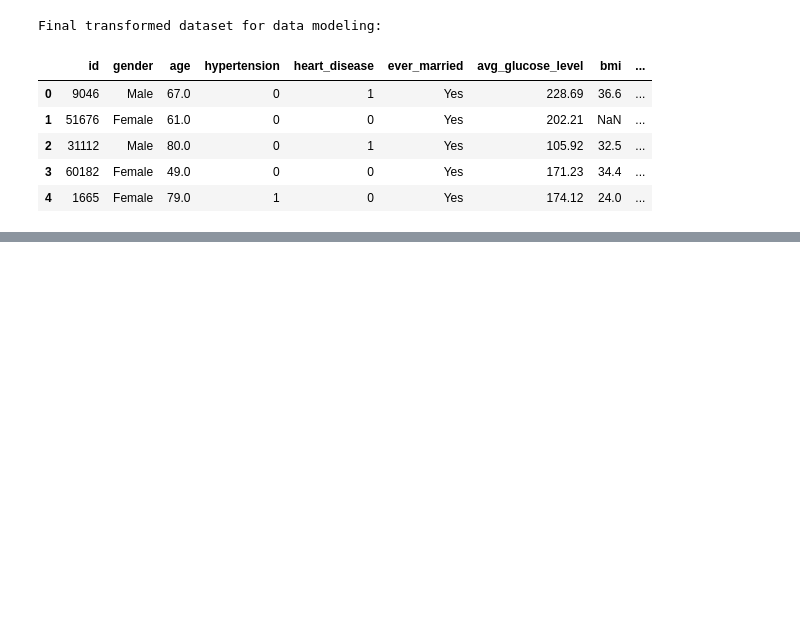
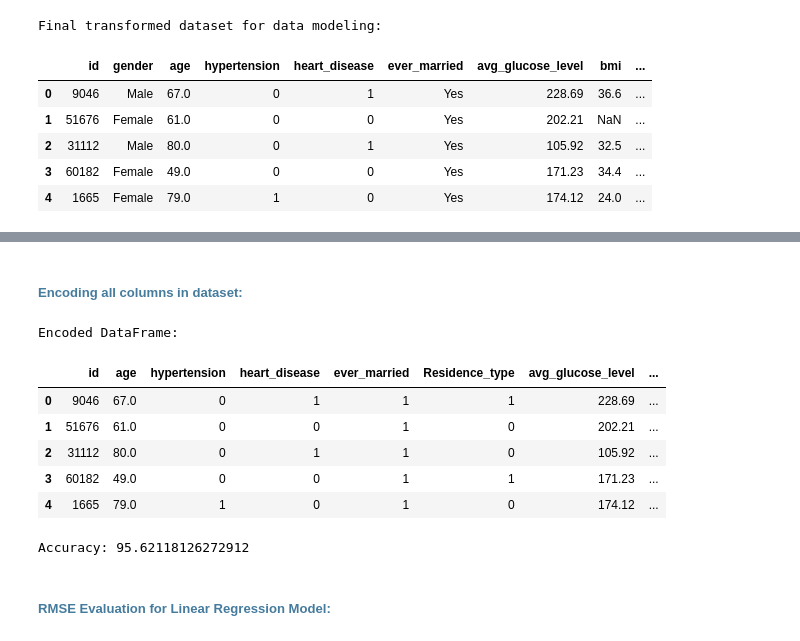
Before and after one commit to Athira-Viju/Stroke_Patient_Healthcare_Using_DeepLearning, a Jupyter notebook: Stroke_Patient_Healthcare_Using_Deep Learning.ipynb, the cells around one changed output, grey strips where cells are left out. Saved outputs shown, nothing was run; the diff lists cells and outputs as text; code cells hidden in the pictures; blank space fills up the shorter version.

```diff
--- a/Stroke_Patient_Healthcare_Using_Deep Learning.ipynb
+++ b/Stroke_Patient_Healthcare_Using_Deep Learning.ipynb
@@ -533,0 +615,77 @@ Final transformed dataset for data modeling:
+# %% [markdown]
+<h5><span style="color: #457b9d;">Encoding all columns in dataset:</span></h5>
+# %%
+for column in df.columns:
+    # Check if column is categorical
+    if df[column].dtype == 'object':
+        # If it has only two unique values, use binary encoding
+        if df[column].nunique() == 2:
+            # Map the values directly to 0 and 1
+            df[column] = df[column].map({df[column].unique()[0]: 1, df[column].unique()[1]: 0})
+        # If it has more than two unique values, use one-hot encoding
+        else:
+            df = pd.get_dummies(df, columns=[column], drop_first=True)
+
+# Convert any boolean columns to integers (True/False to 1/0)
+df = df.applymap(lambda x: int(x) if isinstance(x, bool) else x)
+
+# Check the transformed DataFrame
+print("\nEncoded DataFrame:")
+display(df.head())
+# %% [output]
+Encoded DataFrame:
+|  | id | age | hypertension | heart_disease | ever_married | Residence_type | avg_glucose_level | ... |
+| 0 | 9046 | 67.0 | 0 | 1 | 1 | 1 | 228.69 | ... |
+| 1 | 51676 | 61.0 | 0 | 0 | 1 | 0 | 202.21 | ... |
+| 2 | 31112 | 80.0 | 0 | 1 | 1 | 0 | 105.92 | ... |
+| 3 | 60182 | 49.0 | 0 | 0 | 1 | 1 | 171.23 | ... |
+| 4 | 1665 | 79.0 | 1 | 0 | 1 | 0 | 174.12 | ... |
+# %%
+import warnings
+from sklearn.preprocessing import StandardScaler
+from sklearn.model_selection import train_test_split
+from sklearn.linear_model import LinearRegression
+from sklearn.linear_model import LogisticRegression
+from sklearn.linear_model import Lasso
+from sklearn.linear_model import Ridge
+from sklearn.metrics import accuracy_score
+from sklearn.metrics import mean_squared_error
+import numpy as np
+
+# Suppress warnings
+warnings.filterwarnings('ignore')
+
+# Assuming df is already your dataframe, with 'stroke' as your target column
+X = df.drop(columns='stroke')  # Features (all columns except 'stroke')
+y = df['stroke'].values  # Target variable (stroke)
+
+# Handle missing values (if any)
+df = df.dropna()  # Drop rows with missing values (if any)
+X = df.drop(columns='stroke')
+y = df['stroke'].values
+
+# Train-test split (80% train, 20% test)
+X_train, X_test, y_train, y_test = train_test_split(X, y, test_size=0.2, random_state=0)
+
+# Standardize the features (it's generally a good practice for linear models)
+scaler = StandardScaler()
+X_train_scaled = scaler.fit_transform(X_train)
+X_test_scaled = scaler.transform(X_test)
+
+# Define and train the Linear Regression model
+model = LinearRegression()
+model.fit(X_train_scaled, y_train)
+
+# Make predictions (the predictions will be continuous values)
+y_pred_continuous = model.predict(X_test_scaled)
+
+# Convert continuous predictions to binary (0 or 1) using a threshold of 0.5
+y_pred_binary = np.where(y_pred_continuous >= 0.5, 1, 0)
+
+# Calculate accuracy
+accuracy = accuracy_score(y_test, y_pred_binary)
+print("Accuracy:", accuracy * 100)
+# %% [output]
+Accuracy: 95.62118126272912
+# %% [markdown]
+<h5><span style="color: #457b9d;">RMSE Evaluation for Linear Regression Model:</span></h5>
```
Also changed, not shown: parts of 36 cells of this notebook, 2 other files.
